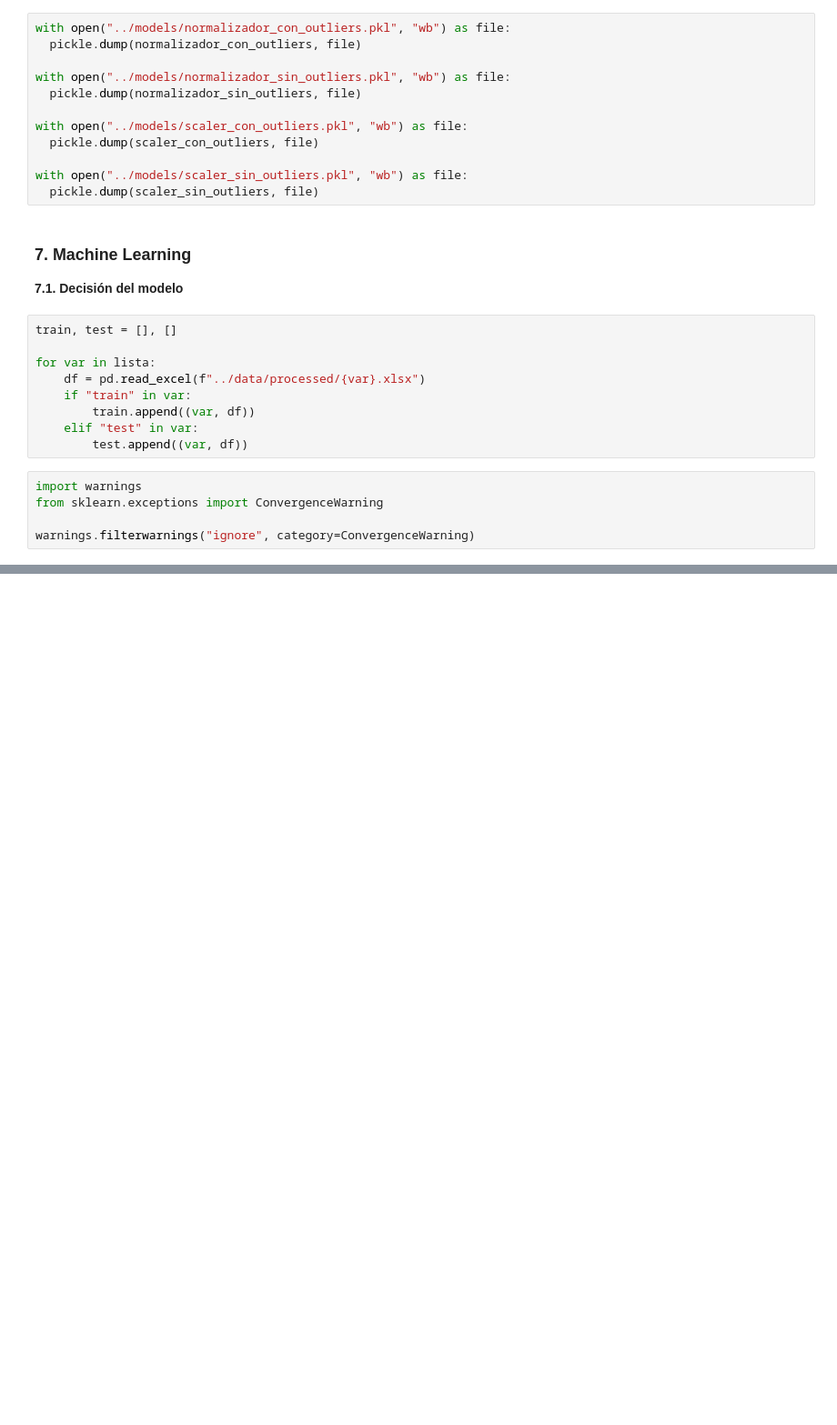
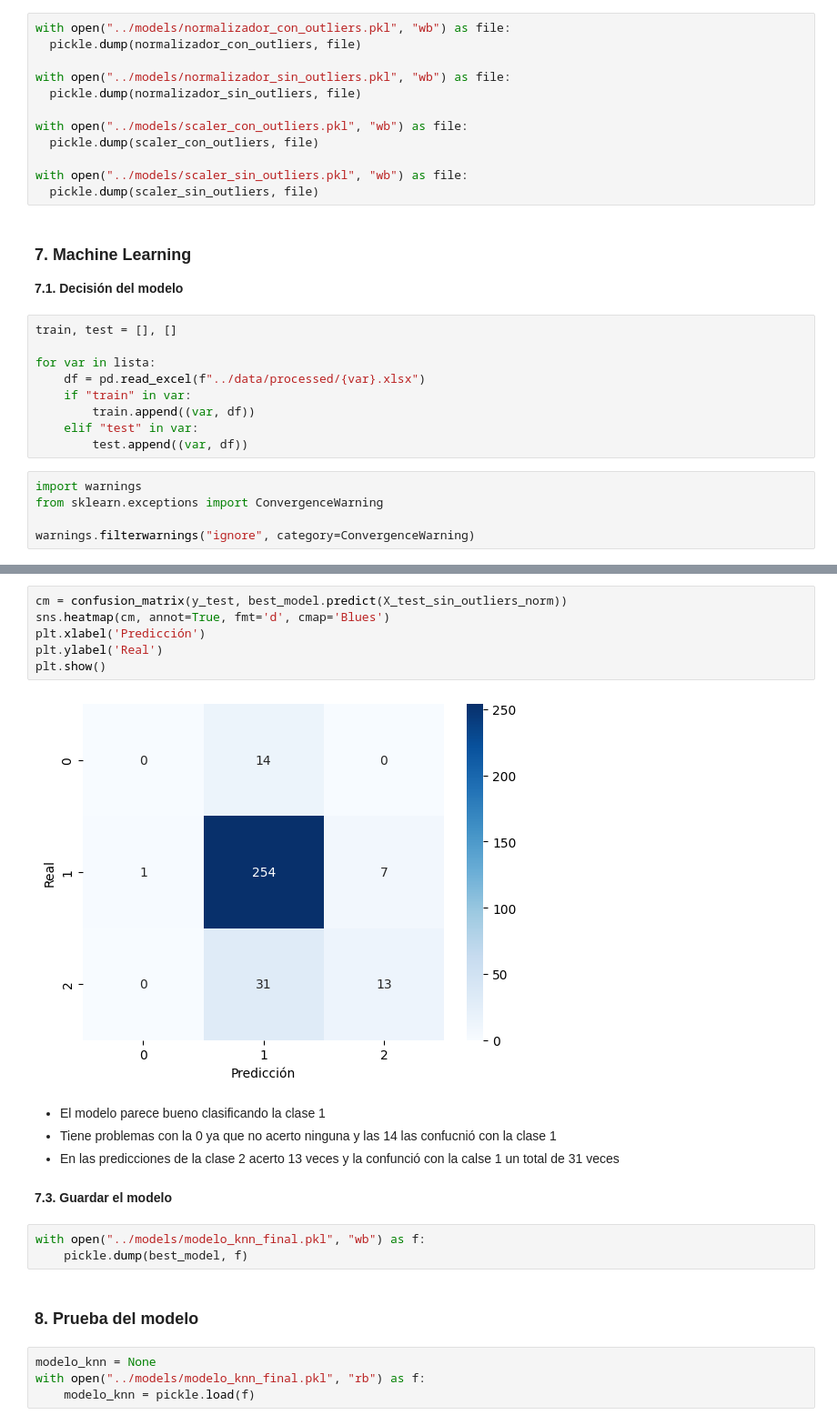
Before and after one commit to 4GeeksAcademy/machine-learning-python-template-Vino-BryanJumbo, a Jupyter notebook: src/explore.ipynb, the cells around one changed output, grey strips where cells are left out. Shown at 91% size. Cells and saved outputs as stored; diff of their text form; blank space fills up the shorter version.

Commit message:
Corrección y pruebas finales

```diff
--- a/src/explore.ipynb
+++ b/src/explore.ipynb
@@ -460,0 +535,23 @@ Mejor dataset: X_train_con_outliers_norm
+# %%
+cm = confusion_matrix(y_test, best_model.predict(X_test_sin_outliers_norm))
+sns.heatmap(cm, annot=True, fmt='d', cmap='Blues')
+plt.xlabel('Predicción')
+plt.ylabel('Real')
+plt.show()
+# %% [output]
+[figure, added]
+# %% [markdown]
+* El modelo parece bueno clasificando la clase 1
+* Tiene problemas con la 0 ya que no acerto ninguna y las 14 las confucnió con la clase 1
+* En las predicciones de la clase 2 acerto 13 veces y la confunció con la calse 1 un total de 31 veces
+# %% [markdown]
+**7.3. Guardar el modelo**
+# %%
+with open("../models/modelo_knn_final.pkl", "wb") as f:
+    pickle.dump(best_model, f)
+# %% [markdown]
+### 8. Prueba del modelo
+# %%
+modelo_knn = None
+with open("../models/modelo_knn_final.pkl", "rb") as f:
+    modelo_knn = pickle.load(f)
```
Also changed, not shown: parts of 6 cells of this notebook.
